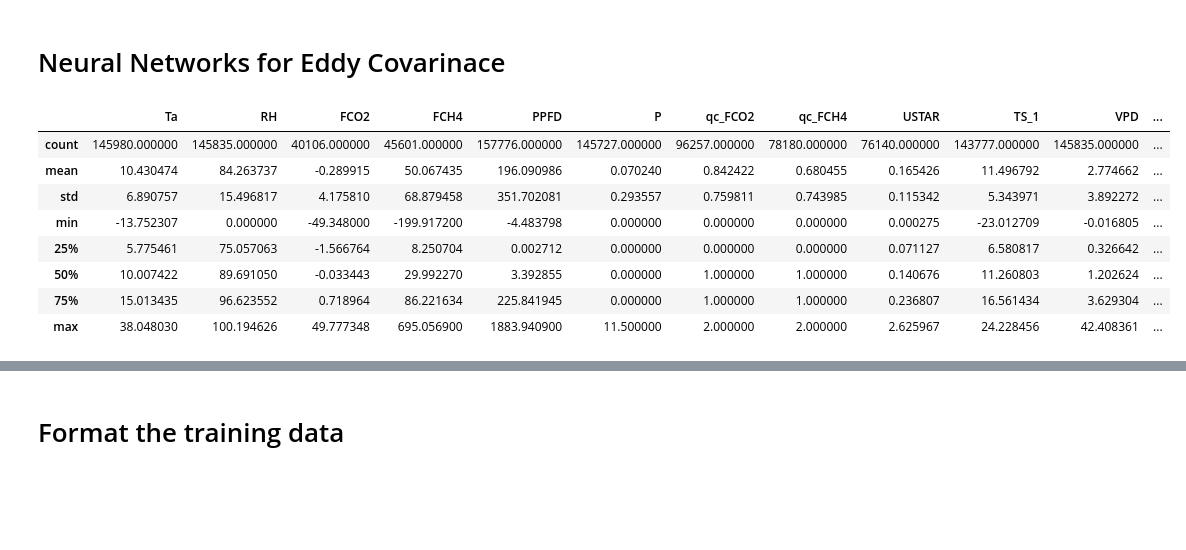
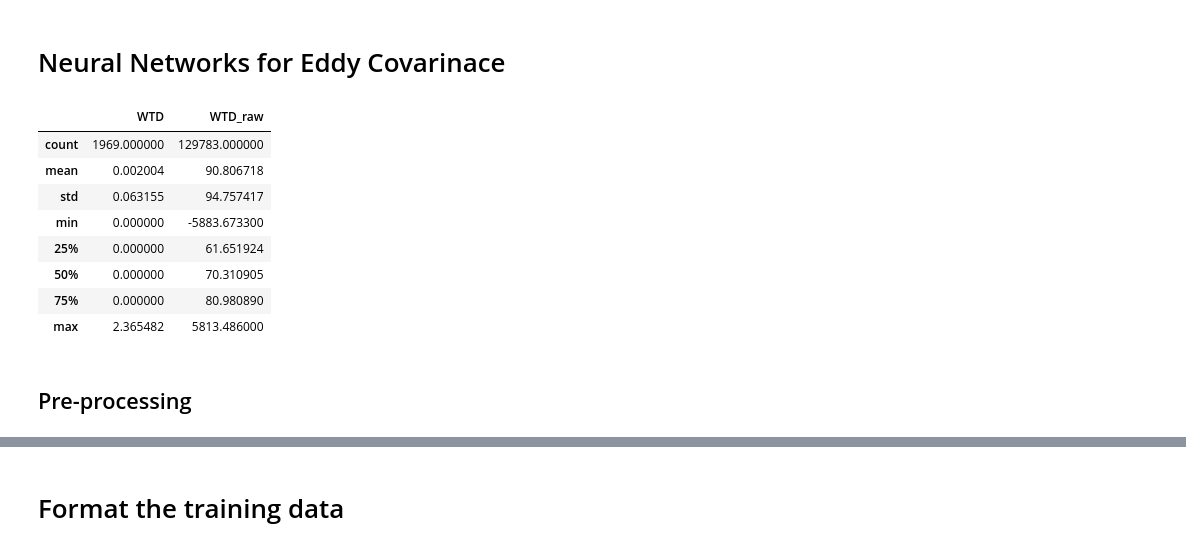
Before and after one commit to June-Skeeter/NN_Applications, a Jupyter notebook: NN_for_EC.ipynb, the cells around one changed output, grey strips where cells are left out. Drawn from its saved outputs; the diff is of its cells as text; code cells hidden in the pictures; blank space fills up the shorter version.

Commit message:
Ustar deriv

```diff
--- a/NN_for_EC.ipynb
+++ b/NN_for_EC.ipynb
@@ -2,52 +2,59 @@
 # Neural Networks for Eddy Covarinace
 # %%
 ## Import some standard packages and define a few functions
-
 import time
 import importlib
 import numpy as np
 import pandas as pd
 from matplotlib import cm
 from sklearn import metrics
 import matplotlib.pyplot as plt
+from Scripts import PlotHelpers
 from matplotlib.colors import Normalize
 from Scripts import ReadDB, MiscFuncs, NNetFuncs
 dbNames = {
-    'Clean/SecondStage/TA_1_1_1':'Ta',
+    'Clean/SecondStage/TA_1_1_1':'TA',
     'Clean/SecondStage/RH_1_1_1':'RH',
     'Clean/SecondStage/FC':'FCO2',
     'Clean/SecondStage/FCH4':'FCH4',
     'Clean/SecondStage/PPFD_IN_1_1_1':'PPFD',
     'Clean/SecondStage/P_1_1_1':'P',
     'Flux/qc_co2_flux':'qc_FCO2',
     'Flux/qc_ch4_flux':'qc_FCH4',
     'Clean/SecondStage/USTAR':'USTAR',
-    'Clean/SecondStage/TS_1':'TS_1'
+    'Clean/SecondStage/TS_1':'TS_1',
+    'Clean/SecondStage/TS_2':'TS_2',
+    'Clean/SecondStage/TS_3':'TS_3',
+    'Clean/SecondStage/wind_speed':'U',
+    'Clean/SecondStage/wind_dir':'dir',
+    'Met/MET_WaterLevel_Avg':'WTD_raw',
+    'Clean/SecondStage/WTD_1_1_1':'WTD',
 }
 
 read_new = False
 if read_new == True:
     Data = ReadDB.get_Traces('BB',list(dbNames.keys()),Dir='/mnt/w/')
     Data = Data.rename(columns=dbNames)
     Data.to_csv('temp/BB1_VPD.csv')
 
 else:
     Data = pd.read_csv('temp/BB1_VPD.csv',parse_dates=['TimeStamp'],index_col='TimeStamp')
 
-# Data = Data.dropna(axis=0)
-Data['VPD'] = MiscFuncs.Calc_VPD(Data['Ta'],Data['RH'])
+Data['VPD'] = MiscFuncs.Calc_VPD(Data['TA'],Data['RH'])
 Data['DOY'] = Data.index.dayofyear
-Data.describe()
+Data[['WTD','WTD_raw']].describe()
 # %% [output]
-|  | Ta | RH | FCO2 | FCH4 | PPFD | P | qc_FCO2 | qc_FCH4 | USTAR | TS_1 | VPD | ... |
-| count | 145980.000000 | 145835.000000 | 40106.000000 | 45601.000000 | 157776.000000 | 145727.000000 | 96257.000000 | 78180.000000 | 76140.000000 | 143777.000000 | 145835.000000 | ... |
-| mean | 10.430474 | 84.263737 | -0.289915 | 50.067435 | 196.090986 | 0.070240 | 0.842422 | 0.680455 | 0.165426 | 11.496792 | 2.774662 | ... |
-| std | 6.890757 | 15.496817 | 4.175810 | 68.879458 | 351.702081 | 0.293557 | 0.759811 | 0.743985 | 0.115342 | 5.343971 | 3.892272 | ... |
-| min | -13.752307 | 0.000000 | -49.348000 | -199.917200 | -4.483798 | 0.000000 | 0.000000 | 0.000000 | 0.000275 | -23.012709 | -0.016805 | ... |
-| 25% | 5.775461 | 75.057063 | -1.566764 | 8.250704 | 0.002712 | 0.000000 | 0.000000 | 0.000000 | 0.071127 | 6.580817 | 0.326642 | ... |
-| 50% | 10.007422 | 89.691050 | -0.033443 | 29.992270 | 3.392855 | 0.000000 | 1.000000 | 1.000000 | 0.140676 | 11.260803 | 1.202624 | ... |
-| 75% | 15.013435 | 96.623552 | 0.718964 | 86.221634 | 225.841945 | 0.000000 | 1.000000 | 1.000000 | 0.236807 | 16.561434 | 3.629304 | ... |
-| max | 38.048030 | 100.194626 | 49.777348 | 695.056900 | 1883.940900 | 11.500000 | 2.000000 | 2.000000 | 2.625967 | 24.228456 | 42.408361 | ... |
+|  | WTD | WTD_raw |
+| count | 1969.000000 | 129783.000000 |
+| mean | 0.002004 | 90.806718 |
+| std | 0.063155 | 94.757417 |
+| min | 0.000000 | -5883.673300 |
+| 25% | 0.000000 | 61.651924 |
+| 50% | 0.000000 | 70.310905 |
+| 75% | 0.000000 | 80.980890 |
+| max | 2.365482 | 5813.486000 |
+# %% [markdown]
+## Pre-processing
 # %%
 importlib.reload(ReadDB)
 
```
Also changed, not shown: parts of 11 cells of this notebook, 7 other files.
